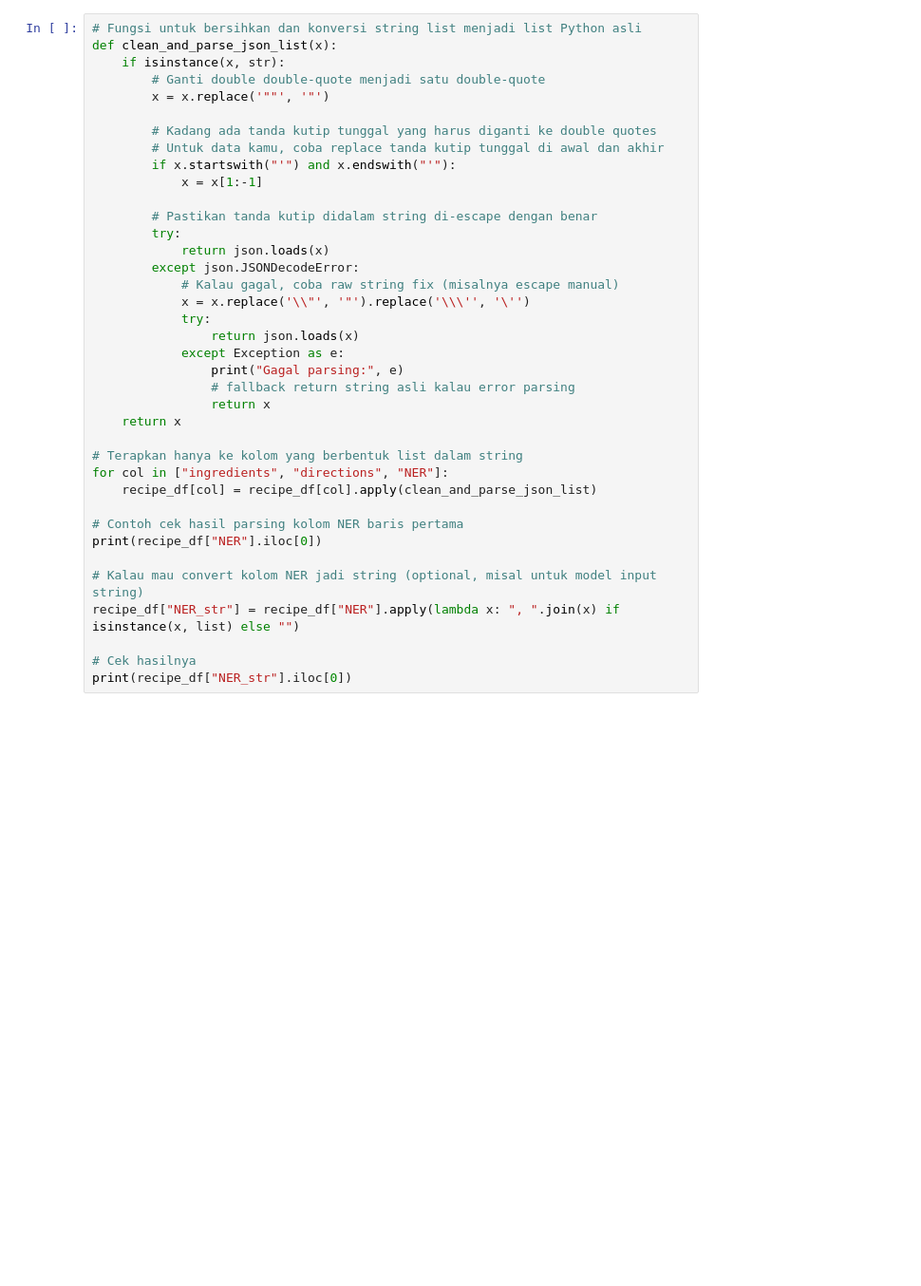
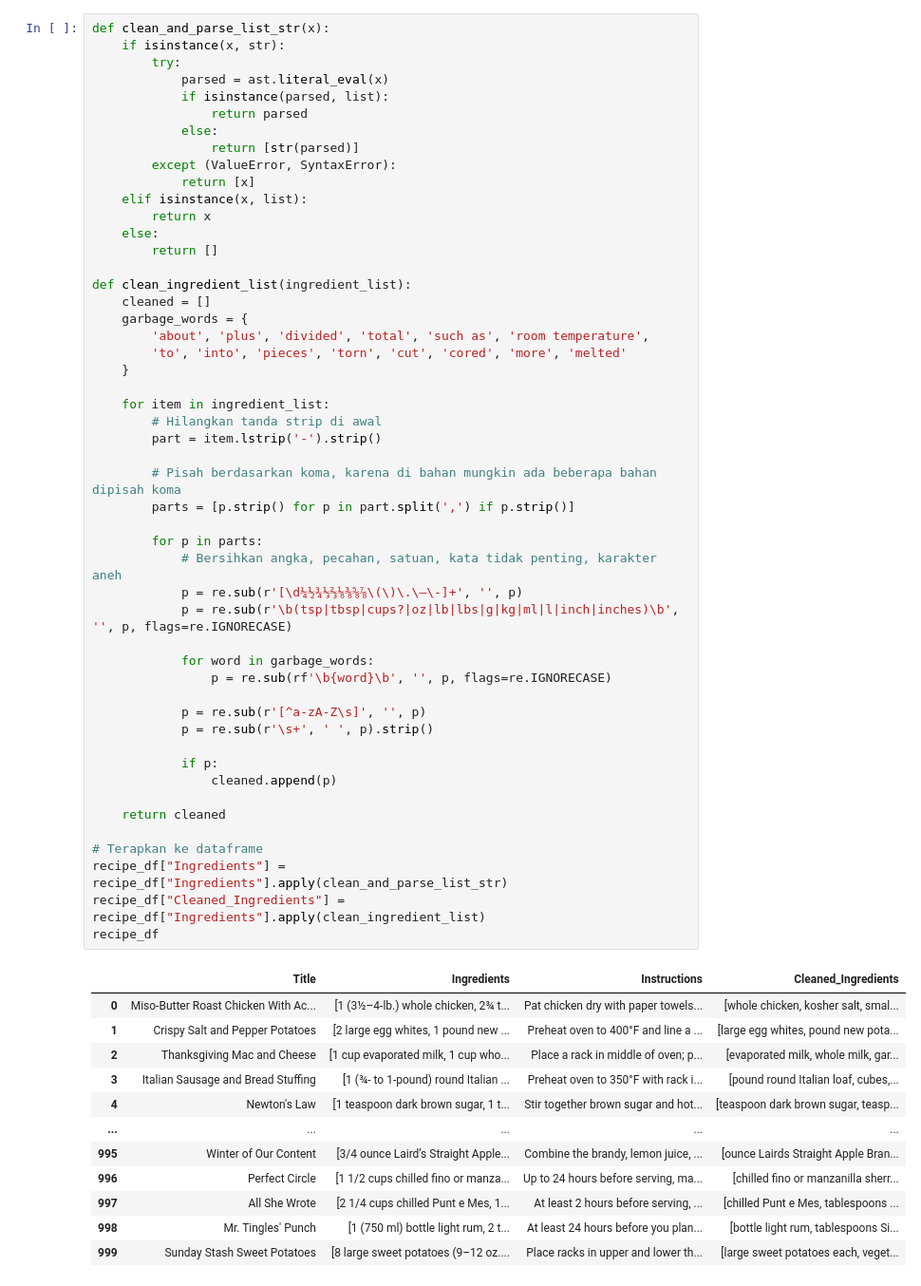
Before and after one commit to Ingredify/ML-Ingredify, a Jupyter notebook: main.ipynb, the cells around one changed output. Shown at 95% size. Drawn from its saved outputs; the diff is of its cells as text; blank space fills up the shorter version.

Commit message:
Ubah kodingan untuk dataset + gambar

```diff
--- a/main.ipynb
+++ b/main.ipynb
@@ -50,39 +57,63 @@ recipe_df
 # %%
-# Fungsi untuk bersihkan dan konversi string list menjadi list Python asli
-def clean_and_parse_json_list(x):
+def clean_and_parse_list_str(x):
     if isinstance(x, str):
-        # Ganti double double-quote menjadi satu double-quote
-        x = x.replace('""', '"')
+        try:
+            parsed = ast.literal_eval(x)
+            if isinstance(parsed, list):
+                return parsed
+            else:
+                return [str(parsed)]
+        except (ValueError, SyntaxError):
+            return [x]
+    elif isinstance(x, list):
+        return x
+    else:
+        return []
 
-        # Kadang ada tanda kutip tunggal yang harus diganti ke double quotes
-        # Untuk data kamu, coba replace tanda kutip tunggal di awal dan akhir
-        if x.startswith("'") and x.endswith("'"):
-            x = x[1:-1]
+def clean_ingredient_list(ingredient_list):
+    cleaned = []
+    garbage_words = {
+        'about', 'plus', 'divided', 'total', 'such as', 'room temperature',
+        'to', 'into', 'pieces', 'torn', 'cut', 'cored', 'more', 'melted'
+    }
 
-        # Pastikan tanda kutip didalam string di-escape dengan benar
-        try:
-            return json.loads(x)
-        except json.JSONDecodeError:
-            # Kalau gagal, coba raw string fix (misalnya escape manual)
-            x = x.replace('\\"', '"').replace('\\\'', '\'')
-            try:
-                return json.loads(x)
-            except Exception as e:
-                print("Gagal parsing:", e)
-                # fallback return string asli kalau error parsing
-                return x
-    return x
+    for item in ingredient_list:
+        # Hilangkan tanda strip di awal
+        part = item.lstrip('-').strip()
 
-# Terapkan hanya ke kolom yang berbentuk list dalam string
-for col in ["ingredients", "directions", "NER"]:
-    recipe_df[col] = recipe_df[col].apply(clean_and_parse_json_list)
+        # Pisah berdasarkan koma, karena di bahan mungkin ada beberapa bahan dipisah koma
+        parts = [p.strip() for p in part.split(',') if p.strip()]
 
-# Contoh cek hasil parsing kolom NER baris pertama
-print(recipe_df["NER"].iloc[0])
+        for p in parts:
+            # Bersihkan angka, pecahan, satuan, kata tidak penting, karakter aneh
+            p = re.sub(r'[\d¼½¾⅓⅔⅛⅜⅝⅞\(\)\.\–\-]+', '', p)
+            p = re.sub(r'\b(tsp|tbsp|cups?|oz|lb|lbs|g|kg|ml|l|inch|inches)\b', '', p, flags=re.IGNORECASE)
 
-# Kalau mau convert kolom NER jadi string (optional, misal untuk model input string)
-recipe_df["NER_str"] = recipe_df["NER"].apply(lambda x: ", ".join(x) if isinstance(x, list) else "")
+            for word in garbage_words:
+                p = re.sub(rf'\b{word}\b', '', p, flags=re.IGNORECASE)
 
-# Cek hasilnya
-print(recipe_df["NER_str"].iloc[0])
+            p = re.sub(r'[^a-zA-Z\s]', '', p)
+            p = re.sub(r'\s+', ' ', p).strip()
+
+            if p:
+                cleaned.append(p)
+
+    return cleaned
+
+# Terapkan ke dataframe
+recipe_df["Ingredients"] = recipe_df["Ingredients"].apply(clean_and_parse_list_str)
+recipe_df["Cleaned_Ingredients"] = recipe_df["Ingredients"].apply(clean_ingredient_list)
+recipe_df
 # %% [output]
+|  | Title | Ingredients | Instructions | Cleaned_Ingredients |
+| 0 | Miso-Butter Roast Chicken With Ac... | [1 (3½–4-lb.) whole chicken, 2¾ t... | Pat chicken dry with paper towels... | [whole chicken, kosher salt, smal... |
+| 1 | Crispy Salt and Pepper Potatoes | [2 large egg whites, 1 pound new ... | Preheat oven to 400°F and line a ... | [large egg whites, pound new pota... |
+| 2 | Thanksgiving Mac and Cheese | [1 cup evaporated milk, 1 cup who... | Place a rack in middle of oven; p... | [evaporated milk, whole milk, gar... |
+| 3 | Italian Sausage and Bread Stuffing | [1 (¾- to 1-pound) round Italian ... | Preheat oven to 350°F with rack i... | [pound round Italian loaf, cubes,... |
+| 4 | Newton's Law | [1 teaspoon dark brown sugar, 1 t... | Stir together brown sugar and hot... | [teaspoon dark brown sugar, teasp... |
+| ... | ... | ... | ... | ... |
+| 995 | Winter of Our Content | [3/4 ounce Laird’s Straight Apple... | Combine the brandy, lemon juice, ... | [ounce Lairds Straight Apple Bran... |
+| 996 | Perfect Circle | [1 1/2 cups chilled fino or manza... | Up to 24 hours before serving, ma... | [chilled fino or manzanilla sherr... |
+| 997 | All She Wrote | [2 1/4 cups chilled Punt e Mes, 1... | At least 2 hours before serving, ... | [chilled Punt e Mes, tablespoons ... |
+| 998 | Mr. Tingles' Punch | [1 (750 ml) bottle light rum, 2 t... | At least 24 hours before you plan... | [bottle light rum, tablespoons Si... |
+| 999 | Sunday Stash Sweet Potatoes | [8 large sweet potatoes (9–12 oz.... | Place racks in upper and lower th... | [large sweet potatoes each, veget... |
```
Also changed, not shown: parts of 12 cells of this notebook, 3 other files.
